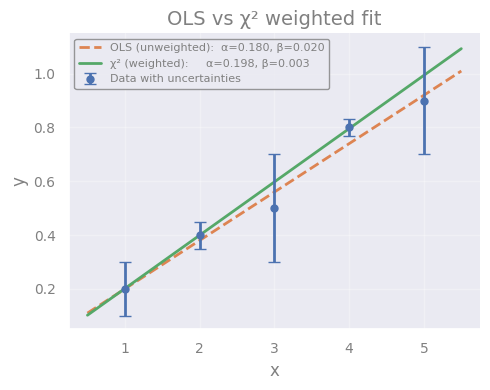
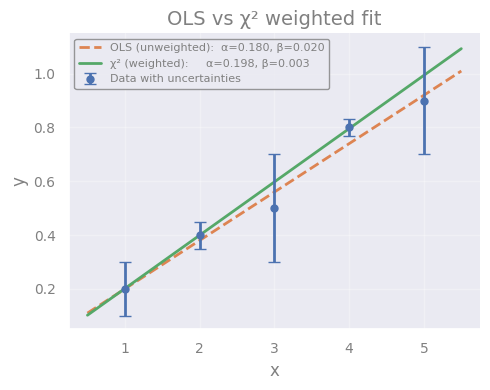
The notebook cell's code change between the first figure and the second:
--- before
+++ after
@@ -5,8 +5,8 @@
 
 # Unweighted fit (OLS)
-result_ols = model.fit(y, x=X, alpha=0.1, beta=0.1)
+result_ols = model.fit(y, x=x, alpha=0.1, beta=0.1)
 
 # Weighted fit (chi-square) — weights = 1/sigma
-result_chi2 = model.fit(y, x=X, weights=1/y_err, alpha=0.1, beta=0.1)
+result_chi2 = model.fit(y, x=x, weights=1/y_err, alpha=0.1, beta=0.1)
 '''
 lmfit supports chi2 fitting directly via the "weights" argument. In this case we put 1/sigma_i
@@ -18,5 +18,5 @@
 
 plt.figure(figsize=(5, 4))
-plt.errorbar(X, y, yerr=y_err, fmt='o', ms=5, capsize=4,
+plt.errorbar(x, y, yerr=y_err, fmt='o', ms=5, capsize=4,
              color='C0', label='Data with uncertainties', zorder=3)
 plt.plot(xx, result_ols.eval(x=xx),  lw=2, ls='--', color='C1',

Commit: Created using Colab